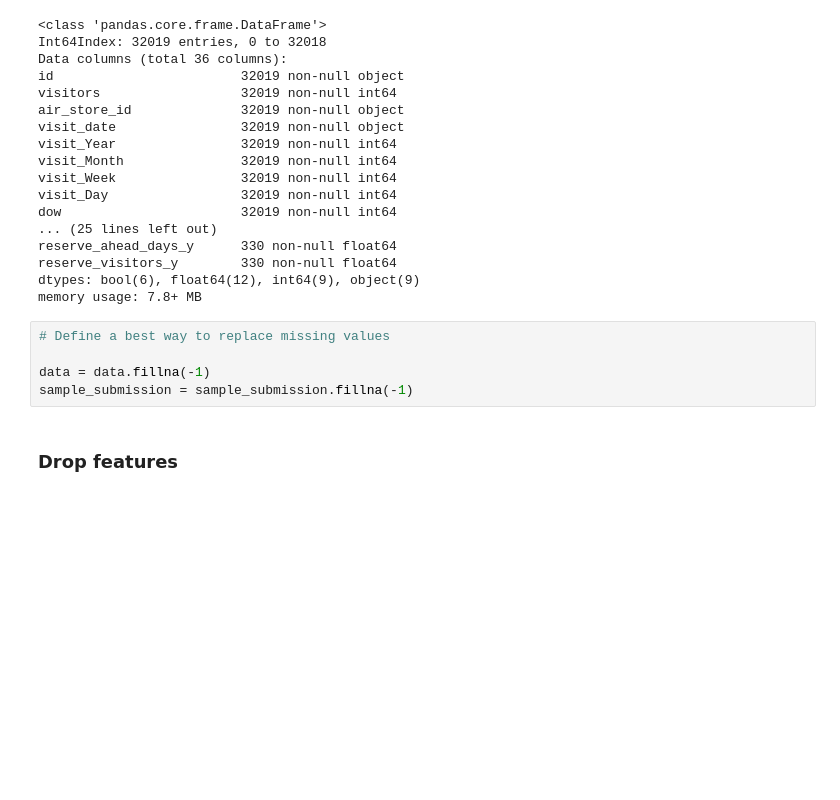
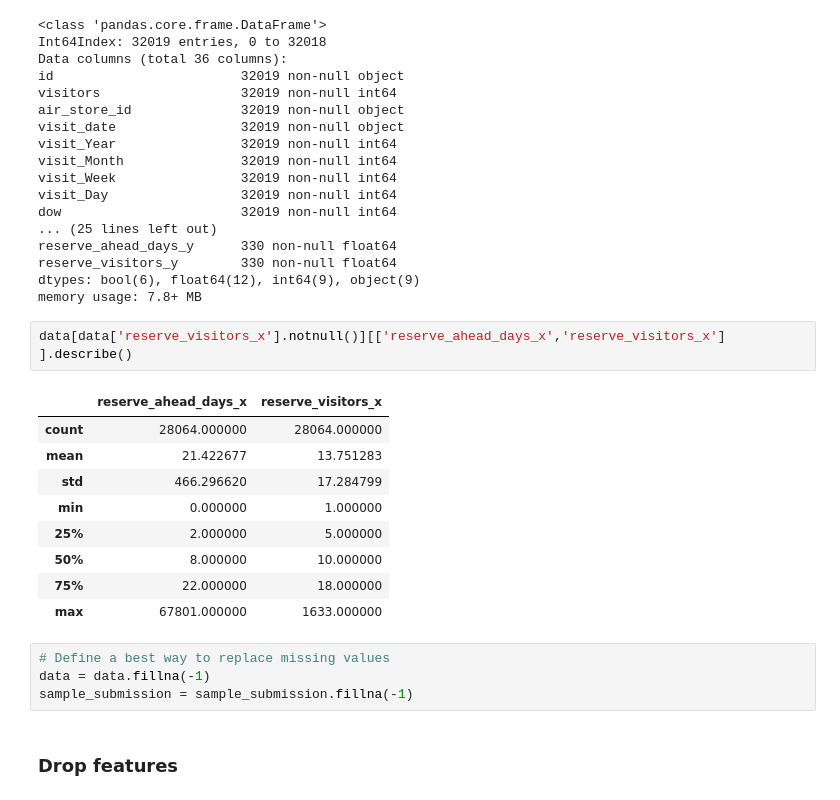
Before and after one commit to EulerFaria/Machine-Learning-Final-Project, a Jupyter notebook: Recruit Restaurant Visitor Forecasting.ipynb, the cells around one changed output. Drawn from its saved outputs; the diff is of its cells as text; blank space fills up the shorter version.

```diff
--- a/Recruit Restaurant Visitor Forecasting.ipynb
+++ b/Recruit Restaurant Visitor Forecasting.ipynb
@@ -472,9 +470,20 @@ reserve_ahead_days_y      330 non-null float64
 reserve_visitors_y        330 non-null float64
 dtypes: bool(6), float64(12), int64(9), object(9)
 memory usage: 7.8+ MB
+# %%
+data[data['reserve_visitors_x'].notnull()][['reserve_ahead_days_x','reserve_visitors_x'] ].describe()
+# %% [output]
+|  | reserve_ahead_days_x | reserve_visitors_x |
+| count | 28064.000000 | 28064.000000 |
+| mean | 21.422677 | 13.751283 |
+| std | 466.296620 | 17.284799 |
+| min | 0.000000 | 1.000000 |
+| 25% | 2.000000 | 5.000000 |
+| 50% | 8.000000 | 10.000000 |
+| 75% | 22.000000 | 18.000000 |
+| max | 67801.000000 | 1633.000000 |
 # %%
 # Define a best way to replace missing values
-
 data = data.fillna(-1)
 sample_submission = sample_submission.fillna(-1)
 # %% [markdown]
```
Also changed, not shown: parts of 16 cells of this notebook.
